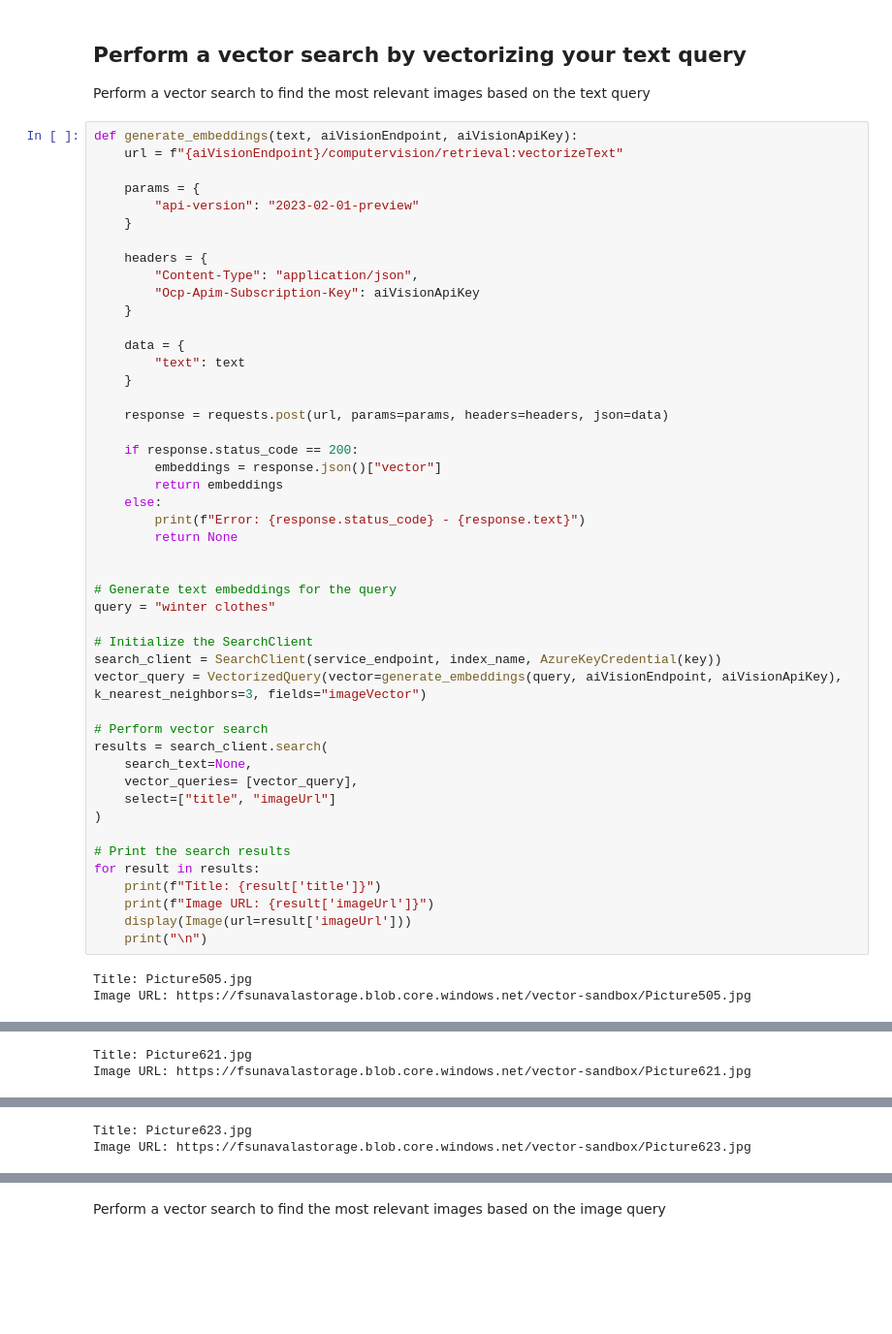
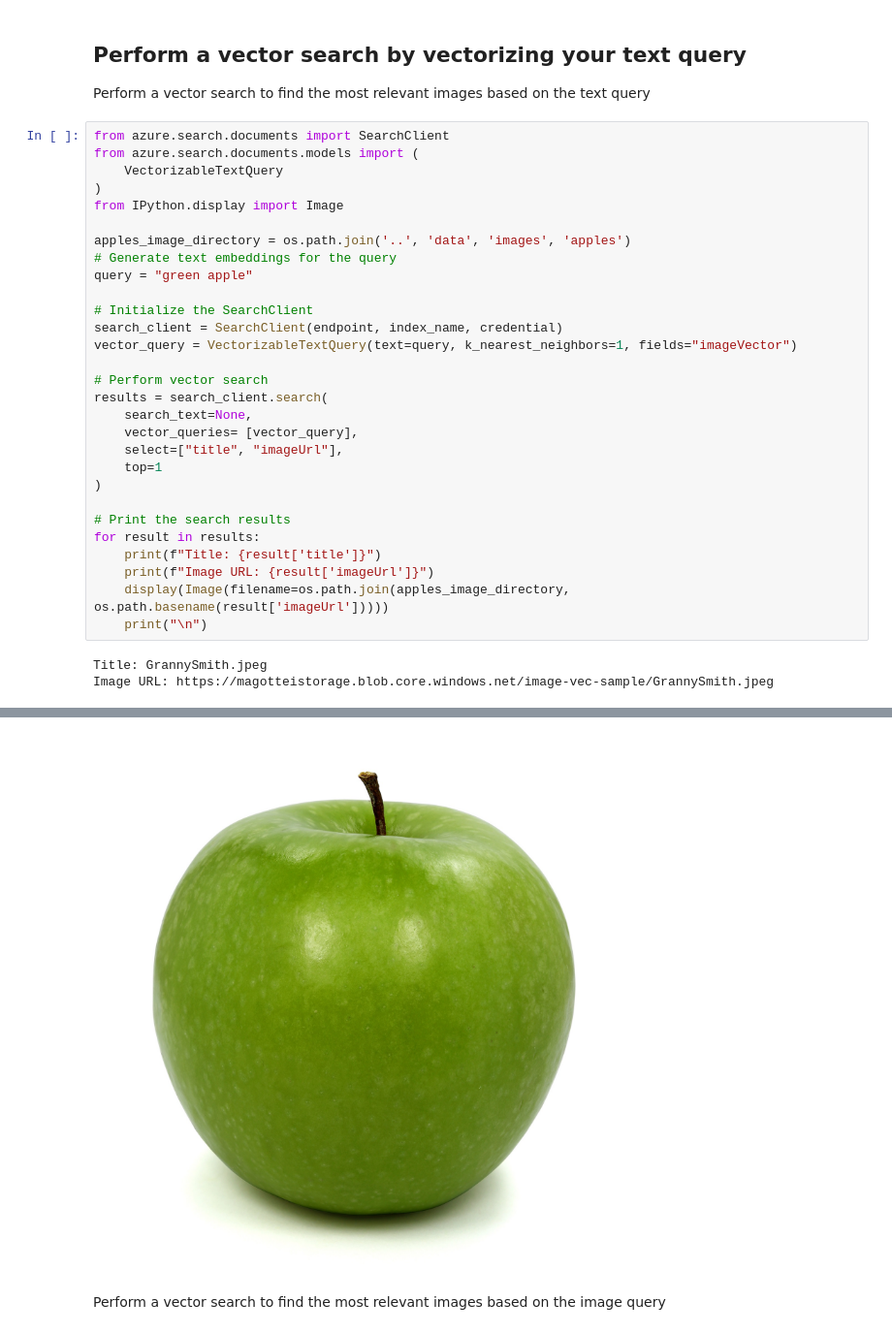
Before and after one commit to Azure/azure-search-vector-samples, a Jupyter notebook: demo-python/code/azure-search-vector-image-python-sample.ipynb, the cells around one changed output, grey strips where cells are left out. Shown at 97% size. Drawn from its saved outputs; the diff is of its cells as text; blank space fills up the shorter version.

```diff
--- a/demo-python/code/azure-search-vector-image-python-sample.ipynb
+++ b/demo-python/code/azure-search-vector-image-python-sample.ipynb
@@ -220,52 +244,34 @@ print(f' {indexer_name} created')
 
 Perform a vector search to find the most relevant images based on the text query
 # %%
-def generate_embeddings(text, aiVisionEndpoint, aiVisionApiKey):
-    url = f"{aiVisionEndpoint}/computervision/retrieval:vectorizeText"
+from azure.search.documents import SearchClient
+from azure.search.documents.models import (
+    VectorizableTextQuery
+)
+from IPython.display import Image
 
-    params = {
-        "api-version": "2023-02-01-preview"
-    }
-
-    headers = {
-        "Content-Type": "application/json",
-        "Ocp-Apim-Subscription-Key": aiVisionApiKey
-    }
-
-    data = {
-        "text": text
-    }
-
-    response = requests.post(url, params=params, headers=headers, json=data)
-
-    if response.status_code == 200:
-        embeddings = response.json()["vector"]
-        return embeddings
-    else:
-        print(f"Error: {response.status_code} - {response.text}")
-        return None
-
-
+apples_image_directory = os.path.join('..', 'data', 'images', 'apples')
 # Generate text embeddings for the query
-query = "winter clothes"
+query = "green apple"
 
 # Initialize the SearchClient
-search_client = SearchClient(service_endpoint, index_name, AzureKeyCredential(key))
-vector_query = VectorizedQuery(vector=generate_embeddings(query, aiVisionEndpoint, aiVisionApiKey), k_nearest_neighbors=3, fields="imageVector")
+search_client = SearchClient(endpoint, index_name, credential)
+vector_query = VectorizableTextQuery(text=query, k_nearest_neighbors=1, fields="imageVector")
 
 # Perform vector search
 results = search_client.search(
     search_text=None,
     vector_queries= [vector_query],
-    select=["title", "imageUrl"]
+    select=["title", "imageUrl"],
+    top=1
 )
 
 # Print the search results
 for result in results:
     print(f"Title: {result['title']}")
     print(f"Image URL: {result['imageUrl']}")
-    display(Image(url=result['imageUrl']))
+    display(Image(filename=os.path.join(apples_image_directory, os.path.basename(result['imageUrl']))))
     print("\n")
 # %% [output]
-Title: Picture505.jpg
-Image URL: https://fsunavalastorage.blob.core.windows.net/vector-sandbox/Picture505.jpg
+Title: GrannySmith.jpeg
+Image URL: https://magotteistorage.blob.core.windows.net/image-vec-sample/GrannySmith.jpeg
@@ -273,2 +277,0 @@ Image URL: https://fsunavalastorage.blob.core.windows.net/vector-sandbox/Picture
-Title: Picture621.jpg
-Image URL: https://fsunavalastorage.blob.core.windows.net/vector-sandbox/Picture621.jpg
@@ -276,2 +277,0 @@ Image URL: https://fsunavalastorage.blob.core.windows.net/vector-sandbox/Picture
-Title: Picture623.jpg
-Image URL: https://fsunavalastorage.blob.core.windows.net/vector-sandbox/Picture623.jpg
@@ -279,2 +278,3 @@ Image URL: https://fsunavalastorage.blob.core.windows.net/vector-sandbox/Picture
+[figure, added]
 # %% [markdown]
 Perform a vector search to find the most relevant images based on the image query
```
Also changed, not shown: parts of 11 cells of this notebook.
